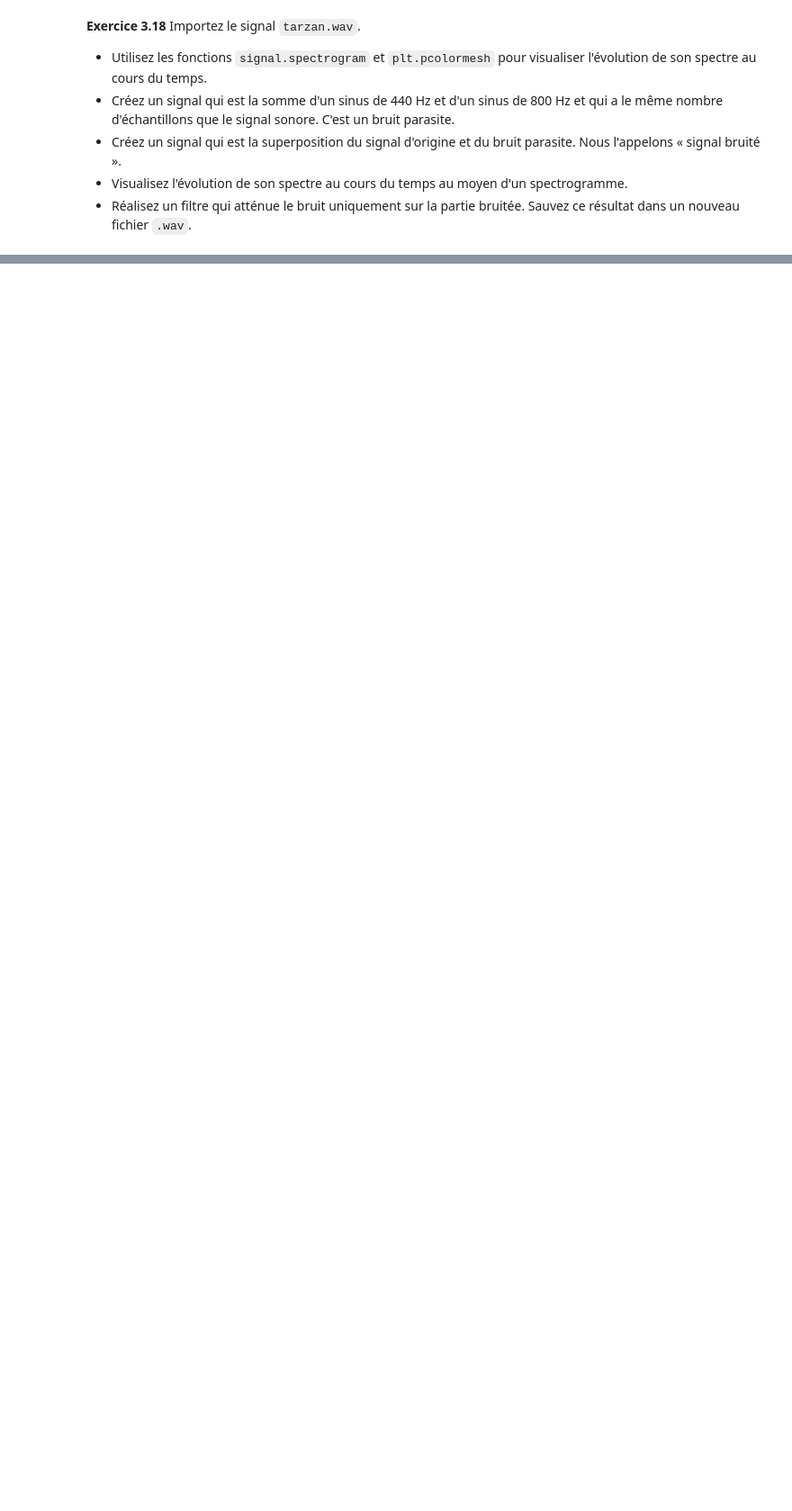
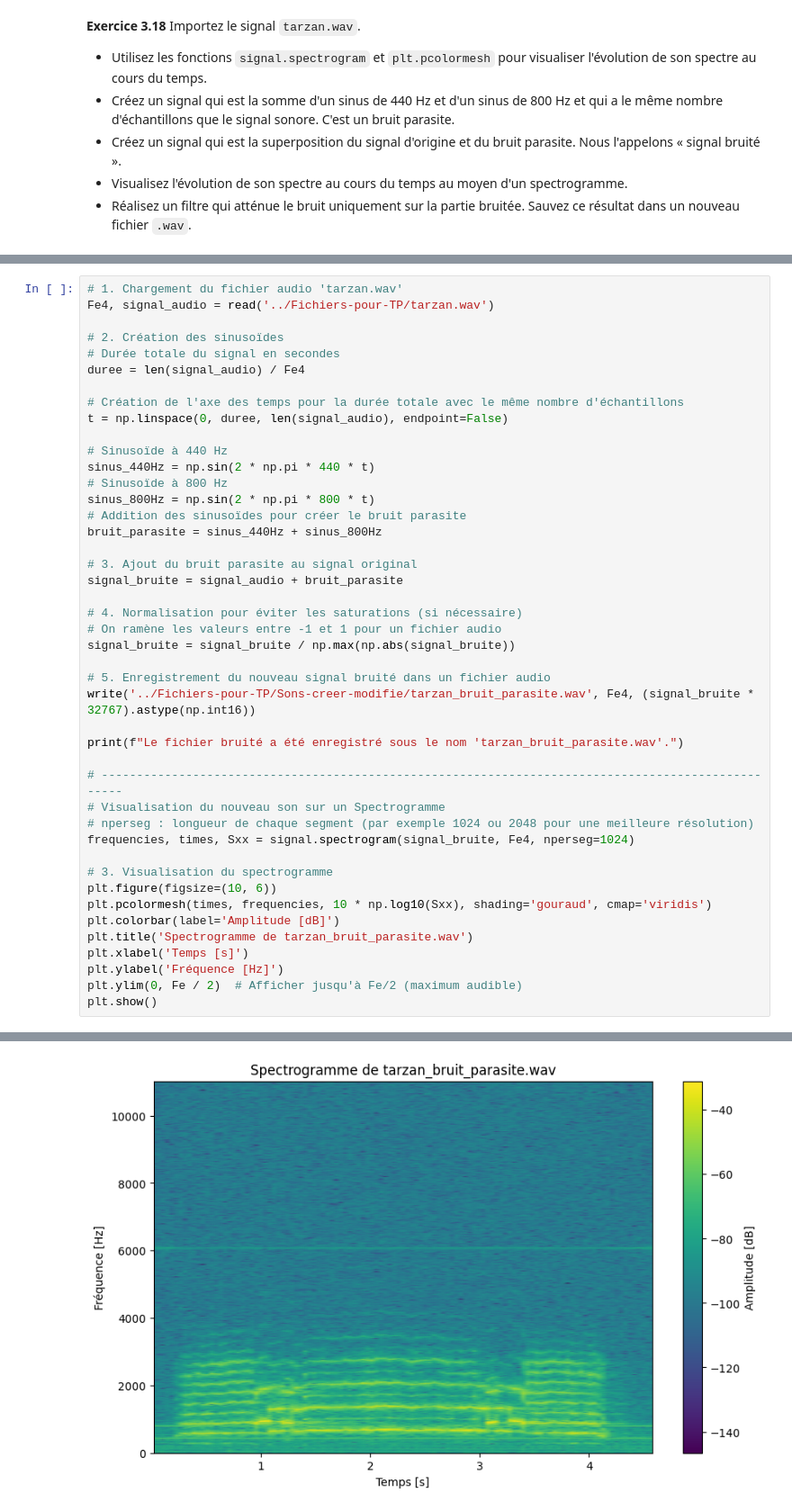
Before and after one commit to Makker5000/Traitement-de-Signaux-Reco-Alarme, a Jupyter notebook: T3032_TP_notebook_seance_Representation fréq de signaux 3.ipynb, the cells around one changed output, grey strips where cells are left out. Shown at 90% size. Drawn from its saved outputs; the diff is of its cells as text; blank space fills up the shorter version.

```diff
--- a/T3032_TP_notebook_seance_Representation fréq de signaux 3.ipynb
+++ b/T3032_TP_notebook_seance_Representation fréq de signaux 3.ipynb
@@ -389,0 +560,45 @@ Lecture du son filtré (passe-bande)...
+# %%
+# 1. Chargement du fichier audio 'tarzan.wav'
+Fe4, signal_audio = read('../Fichiers-pour-TP/tarzan.wav')
+
+# 2. Création des sinusoïdes
+# Durée totale du signal en secondes
+duree = len(signal_audio) / Fe4
+
+# Création de l'axe des temps pour la durée totale avec le même nombre d'échantillons
+t = np.linspace(0, duree, len(signal_audio), endpoint=False)
+
+# Sinusoïde à 440 Hz
+sinus_440Hz = np.sin(2 * np.pi * 440 * t)
+# Sinusoïde à 800 Hz
+sinus_800Hz = np.sin(2 * np.pi * 800 * t)
+# Addition des sinusoïdes pour créer le bruit parasite
+bruit_parasite = sinus_440Hz + sinus_800Hz
+
+# 3. Ajout du bruit parasite au signal original
+signal_bruite = signal_audio + bruit_parasite
+
+# 4. Normalisation pour éviter les saturations (si nécessaire)
+# On ramène les valeurs entre -1 et 1 pour un fichier audio
+signal_bruite = signal_bruite / np.max(np.abs(signal_bruite))
+
+# 5. Enregistrement du nouveau signal bruité dans un fichier audio
+write('../Fichiers-pour-TP/Sons-creer-modifie/tarzan_bruit_parasite.wav', Fe4, (signal_bruite * 32767).astype(np.int16))
+
+print(f"Le fichier bruité a été enregistré sous le nom 'tarzan_bruit_parasite.wav'.")
+
+# ---------------------------------------------------------------------------------------------------
+# Visualisation du nouveau son sur un Spectrogramme
+# nperseg : longueur de chaque segment (par exemple 1024 ou 2048 pour une meilleure résolution)
+frequencies, times, Sxx = signal.spectrogram(signal_bruite, Fe4, nperseg=1024)
+
+# 3. Visualisation du spectrogramme
+plt.figure(figsize=(10, 6))
+plt.pcolormesh(times, frequencies, 10 * np.log10(Sxx), shading='gouraud', cmap='viridis')
+plt.colorbar(label='Amplitude [dB]')
+plt.title('Spectrogramme de tarzan_bruit_parasite.wav')
+plt.xlabel('Temps [s]')
+plt.ylabel('Fréquence [Hz]')
+plt.ylim(0, Fe / 2)  # Afficher jusqu'à Fe/2 (maximum audible)
+plt.show()
+# %% [output]
@@ -389,0 +607 @@ Lecture du son filtré (passe-bande)...
+[figure, added]
```
Also changed, not shown: parts of 12 cells of this notebook, 5 other files.
